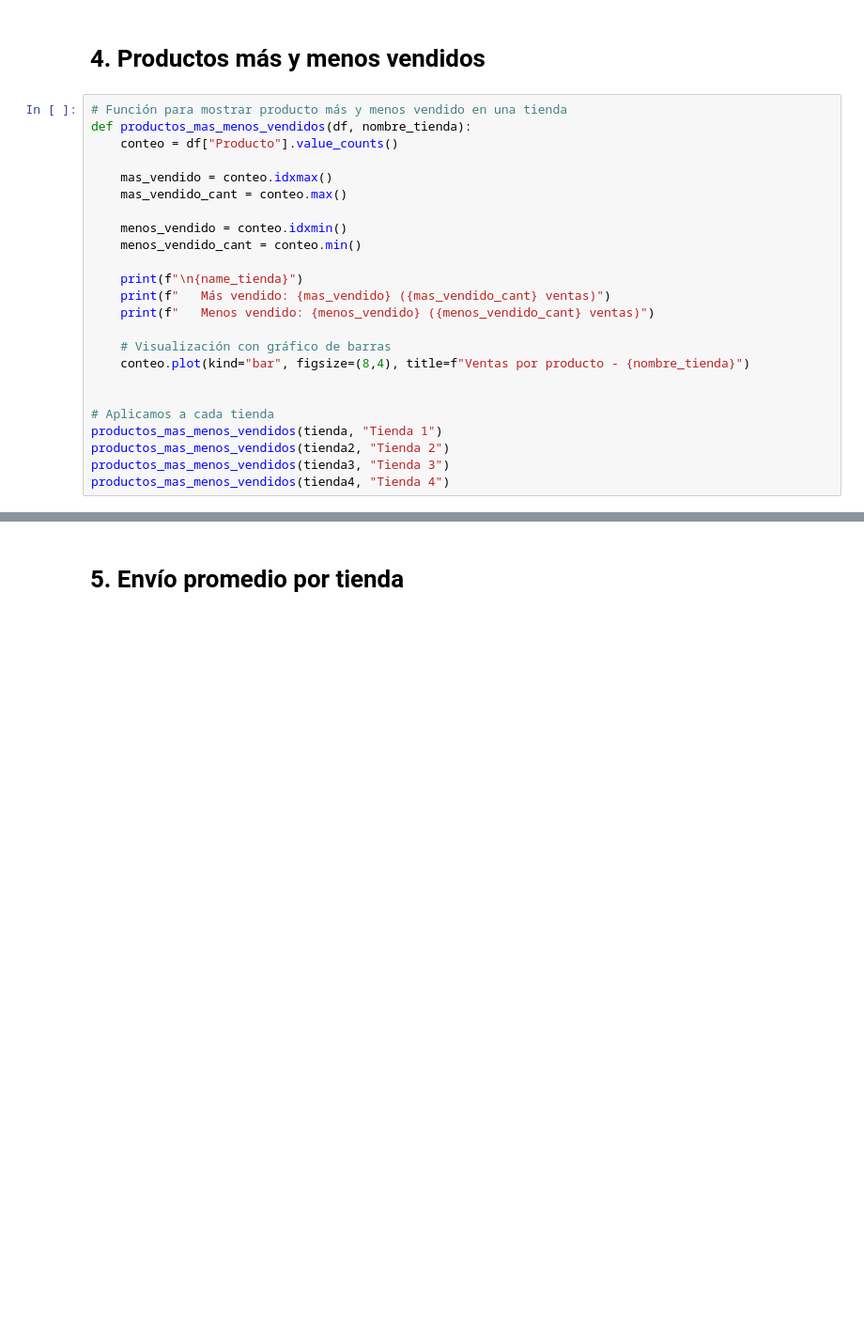
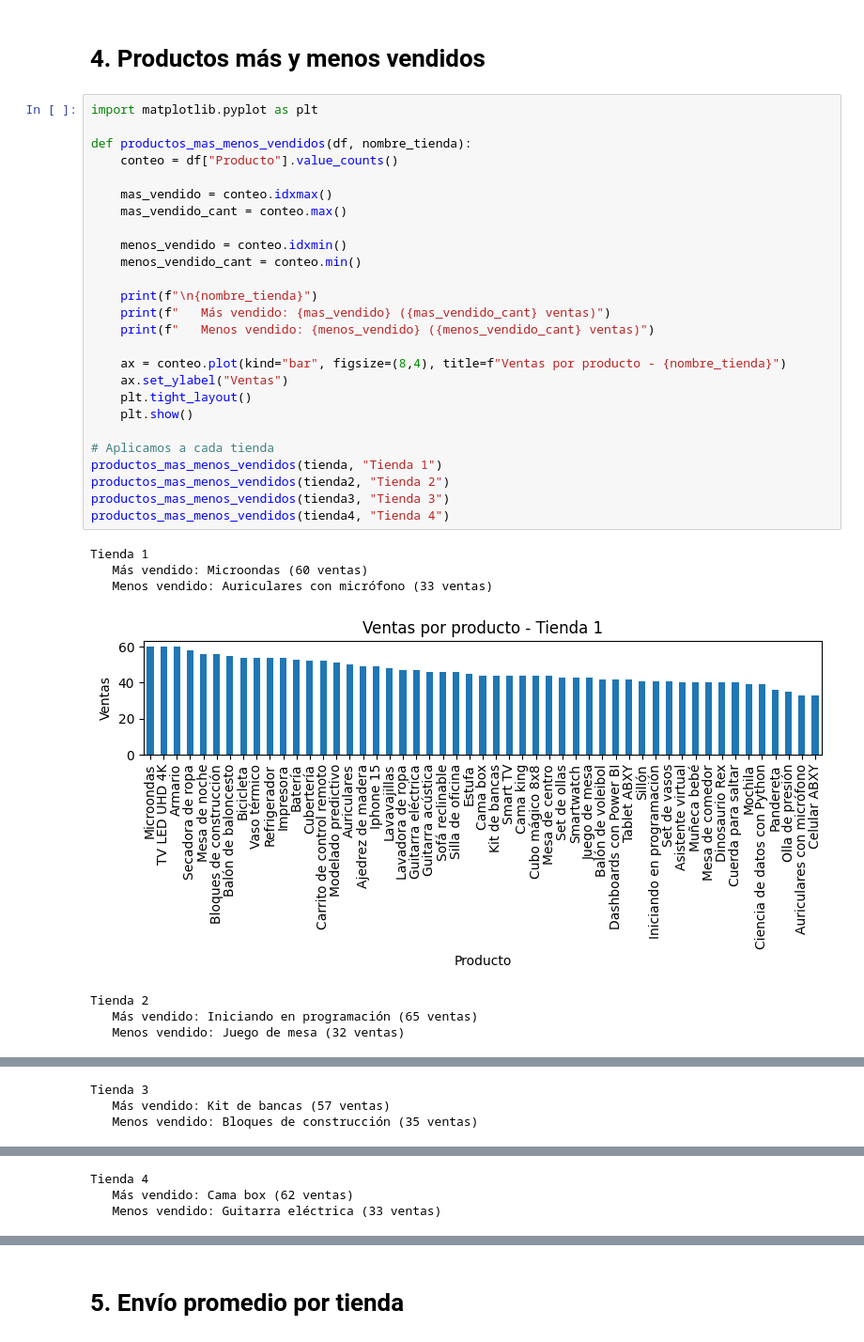
Before and after one commit to cata1234560/desafio-data, a Jupyter notebook: AluraStoreLatam.ipynb, the cells around one changed output, grey strips where cells are left out. Shown: that part at 94% size. Drawn from its saved outputs; the diff is of its cells as text; blank space fills up the shorter version.

```diff
--- a/AluraStoreLatam.ipynb
+++ b/AluraStoreLatam.ipynb
@@ -96,26 +125,36 @@ Calificación promedio tienda 4: 4.00
 # %% [markdown]
 # 4. Productos más y menos vendidos
 # %%
-# Función para mostrar producto más y menos vendido en una tienda
+import matplotlib.pyplot as plt
+
 def productos_mas_menos_vendidos(df, nombre_tienda):
     conteo = df["Producto"].value_counts()
 
     mas_vendido = conteo.idxmax()
     mas_vendido_cant = conteo.max()
 
     menos_vendido = conteo.idxmin()
     menos_vendido_cant = conteo.min()
 
-    print(f"\n{name_tienda}")
+    print(f"\n{nombre_tienda}")
     print(f"   Más vendido: {mas_vendido} ({mas_vendido_cant} ventas)")
     print(f"   Menos vendido: {menos_vendido} ({menos_vendido_cant} ventas)")
 
-    # Visualización con gráfico de barras
-    conteo.plot(kind="bar", figsize=(8,4), title=f"Ventas por producto - {nombre_tienda}")
-
+    ax = conteo.plot(kind="bar", figsize=(8,4), title=f"Ventas por producto - {nombre_tienda}")
+    ax.set_ylabel("Ventas")
+    plt.tight_layout()
+    plt.show()
 
 # Aplicamos a cada tienda
 productos_mas_menos_vendidos(tienda, "Tienda 1")
 productos_mas_menos_vendidos(tienda2, "Tienda 2")
 productos_mas_menos_vendidos(tienda3, "Tienda 3")
 productos_mas_menos_vendidos(tienda4, "Tienda 4")
+# %% [output]
+Tienda 1
+   Más vendido: Microondas (60 ventas)
+   Menos vendido: Auriculares con micrófono (33 ventas)
+[figure, added]
+Tienda 2
+   Más vendido: Iniciando en programación (65 ventas)
+   Menos vendido: Juego de mesa (32 ventas)
@@ -121,0 +162,3 @@ productos_mas_menos_vendidos(tienda4, "Tienda 4")
+Tienda 3
+   Más vendido: Kit de bancas (57 ventas)
+   Menos vendido: Bloques de construcción (35 ventas)
@@ -121,0 +166,3 @@ productos_mas_menos_vendidos(tienda4, "Tienda 4")
+Tienda 4
+   Más vendido: Cama box (62 ventas)
+   Menos vendido: Guitarra eléctrica (33 ventas)
```
Also changed, not shown: parts of 5 cells of this notebook.
